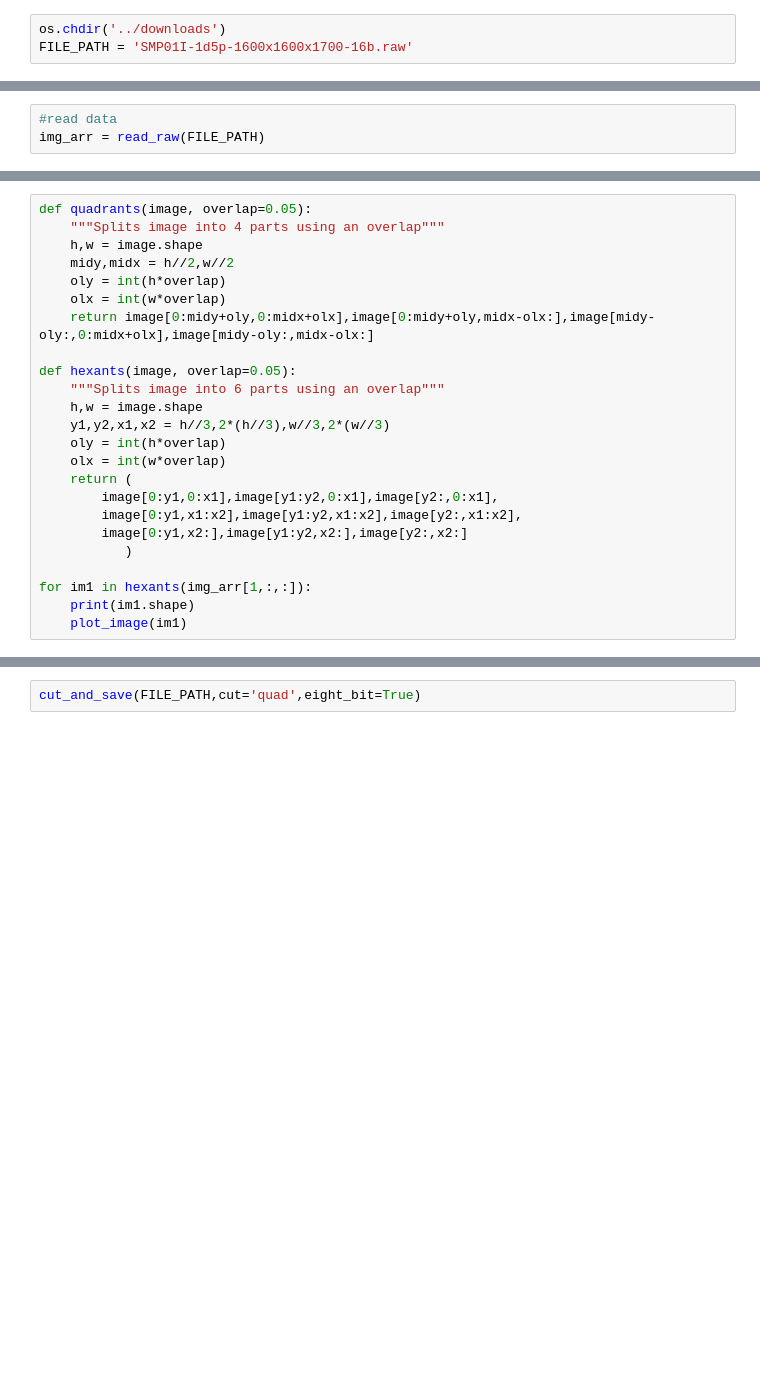
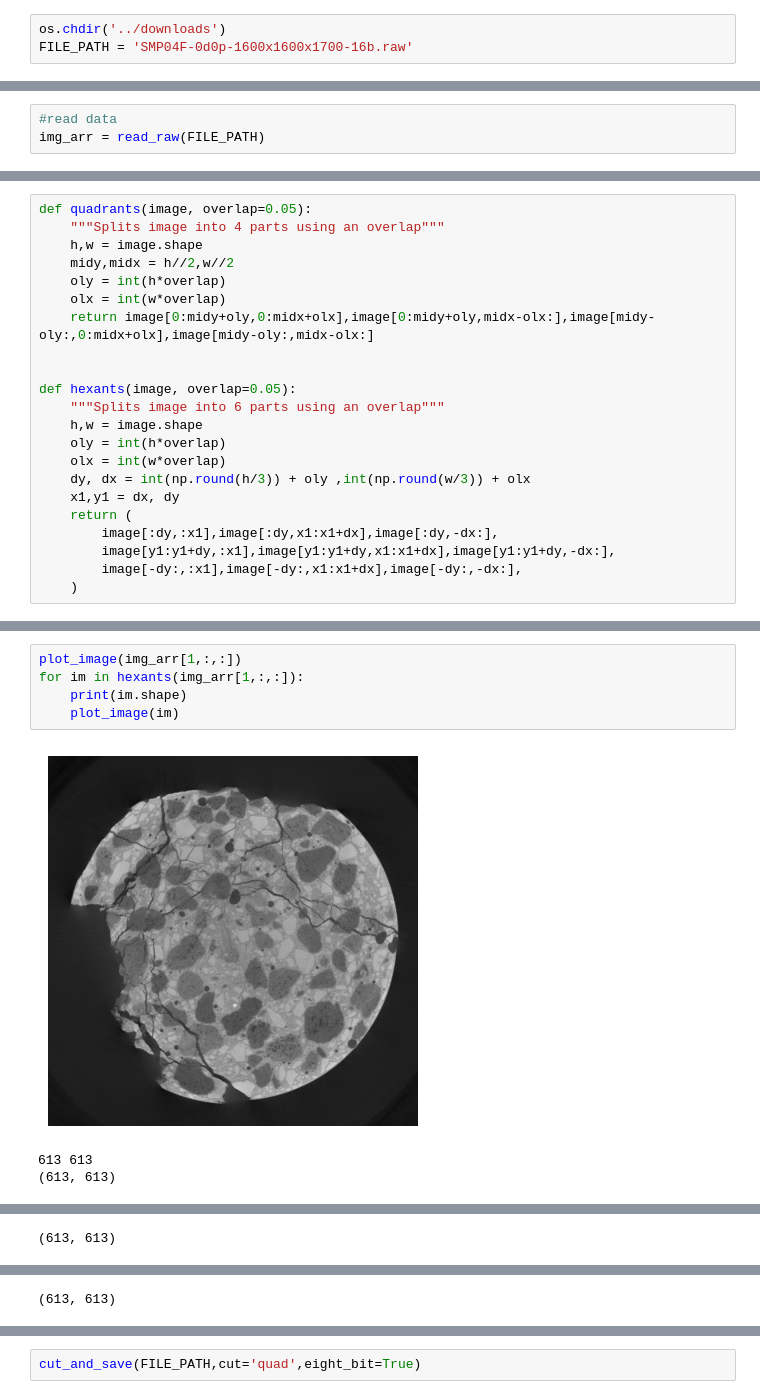
Before and after one commit to nickgiki/concrete_image_segmentation, a Jupyter notebook: concrete_ntua_read_files.ipynb, the cells around one changed output, grey strips where cells are left out. Cells and saved outputs as stored; diff of their text form; blank space fills up the shorter version.

```diff
--- a/concrete_ntua_read_files.ipynb
+++ b/concrete_ntua_read_files.ipynb
@@ -6,7 +6,7 @@ import matplotlib.pyplot as plt
 import cv2
 # %%
 os.chdir('../downloads')
-FILE_PATH = 'SMP01I-1d5p-1600x1600x1700-16b.raw'
+FILE_PATH = 'SMP04F-0d0p-1600x1600x1700-16b.raw'
 # %%
 def get_dimensions(filename):
     """Returns the dimensions of the raw picture from the filename"""
@@ -51,18 +53,16 @@ def quadrants(image, overlap=0.05):
     olx = int(w*overlap)
     return image[0:midy+oly,0:midx+olx],image[0:midy+oly,midx-olx:],image[midy-oly:,0:midx+olx],image[midy-oly:,midx-olx:]
 
+
 def hexants(image, overlap=0.05):
     """Splits image into 6 parts using an overlap"""
     h,w = image.shape
-    y1,y2,x1,x2 = h//3,2*(h//3),w//3,2*(w//3)
     oly = int(h*overlap)
     olx = int(w*overlap)
+    dy, dx = int(np.round(h/3)) + oly ,int(np.round(w/3)) + olx
+    x1,y1 = dx, dy
     return (
-        image[0:y1,0:x1],image[y1:y2,0:x1],image[y2:,0:x1],
-        image[0:y1,x1:x2],image[y1:y2,x1:x2],image[y2:,x1:x2],
-        image[0:y1,x2:],image[y1:y2,x2:],image[y2:,x2:]
-           )
-
-for im1 in hexants(img_arr[1,:,:]):
-    print(im1.shape)
-    plot_image(im1)
+        image[:dy,:x1],image[:dy,x1:x1+dx],image[:dy,-dx:],
+        image[y1:y1+dy,:x1],image[y1:y1+dy,x1:x1+dx],image[y1:y1+dy,-dx:],
+        image[-dy:,:x1],image[-dy:,x1:x1+dx],image[-dy:,-dx:],
+    )
@@ -82,0 +69,9 @@ for im1 in hexants(img_arr[1,:,:]):
+# %%
+plot_image(img_arr[1,:,:])
+for im in hexants(img_arr[1,:,:]):
+    print(im.shape)
+    plot_image(im)
+# %% [output]
+[figure, added]
+613 613
+(613, 613)
@@ -82,0 +79 @@ for im1 in hexants(img_arr[1,:,:]):
+(613, 613)
@@ -82,0 +81 @@ for im1 in hexants(img_arr[1,:,:]):
+(613, 613)
```
Also changed, not shown: parts of 7 cells of this notebook.
